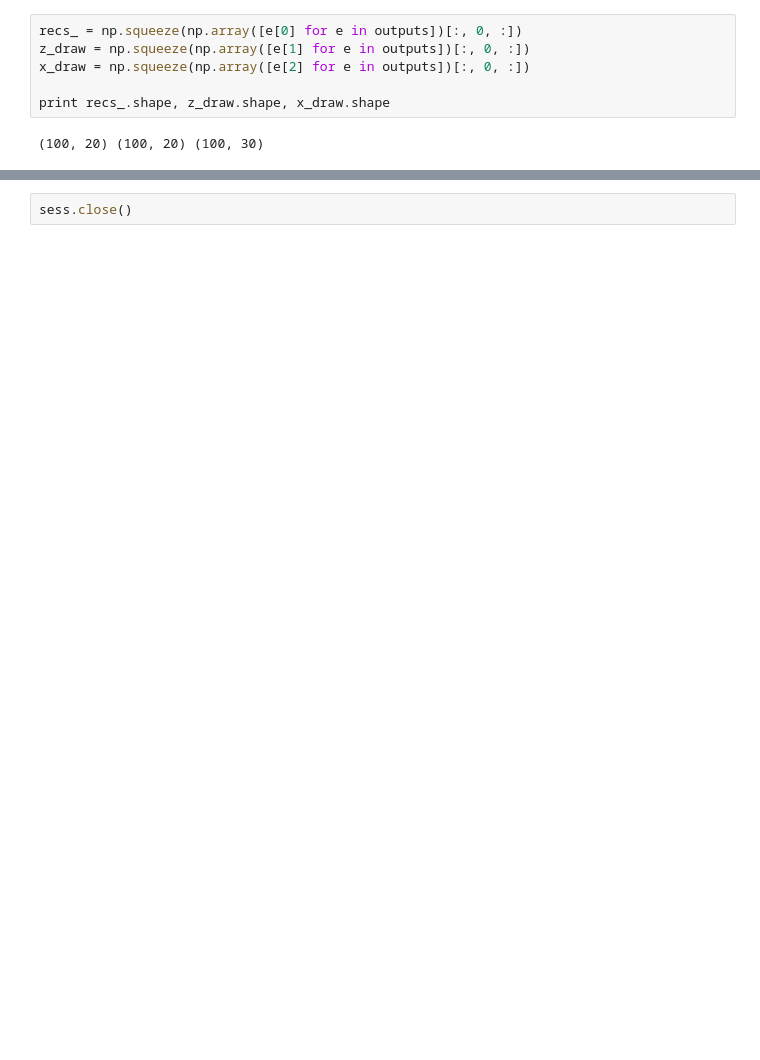
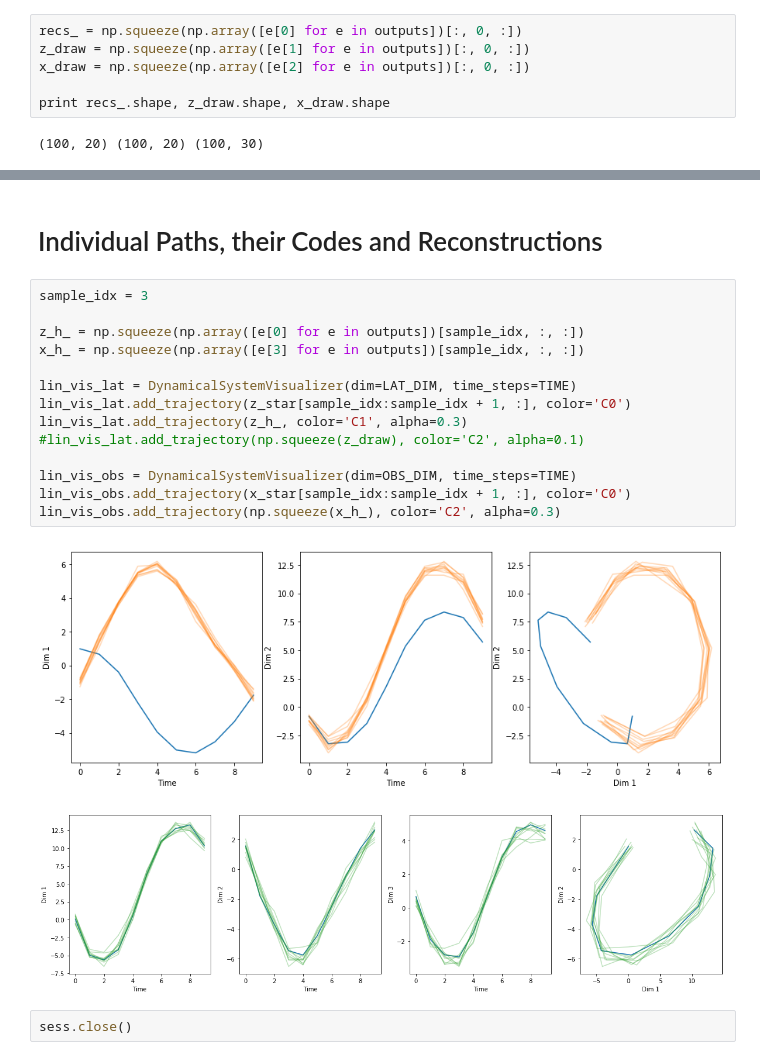
Before and after one commit to hooshmandshr/DeepGenerativeModels, a Jupyter notebook: src/generative/non_linear_dynamics.ipynb, the cells around one changed output, grey strips where cells are left out. Cells and saved outputs as stored; diff of their text form; blank space fills up the shorter version.

Commit message:
Updated the notebook demo of normalizing flow for latent dynamics on Kalman Filter.

```diff
--- a/src/generative/non_linear_dynamics.ipynb
+++ b/src/generative/non_linear_dynamics.ipynb
@@ -243,2 +248,21 @@ lin_vis_obs.add_trajectory(np.squeeze(x_draw), color='C2', alpha=0.1)
+# %% [markdown]
+# Individual Paths, their Codes and Reconstructions
+# %%
+sample_idx = 3
+
+z_h_ = np.squeeze(np.array([e[0] for e in outputs])[sample_idx, :, :])
+x_h_ = np.squeeze(np.array([e[3] for e in outputs])[sample_idx, :, :])
+
+lin_vis_lat = DynamicalSystemVisualizer(dim=LAT_DIM, time_steps=TIME)
+lin_vis_lat.add_trajectory(z_star[sample_idx:sample_idx + 1, :], color='C0')
+lin_vis_lat.add_trajectory(z_h_, color='C1', alpha=0.3)
+#lin_vis_lat.add_trajectory(np.squeeze(z_draw), color='C2', alpha=0.1)
+
+lin_vis_obs = DynamicalSystemVisualizer(dim=OBS_DIM, time_steps=TIME)
+lin_vis_obs.add_trajectory(x_star[sample_idx:sample_idx + 1, :], color='C0')
+lin_vis_obs.add_trajectory(np.squeeze(x_h_), color='C2', alpha=0.3)
+# %% [output]
+[figure, added]
+[figure, added]
 # %%
 sess.close()
```
Also changed, not shown: parts of 9 cells of this notebook, 1 other file.
